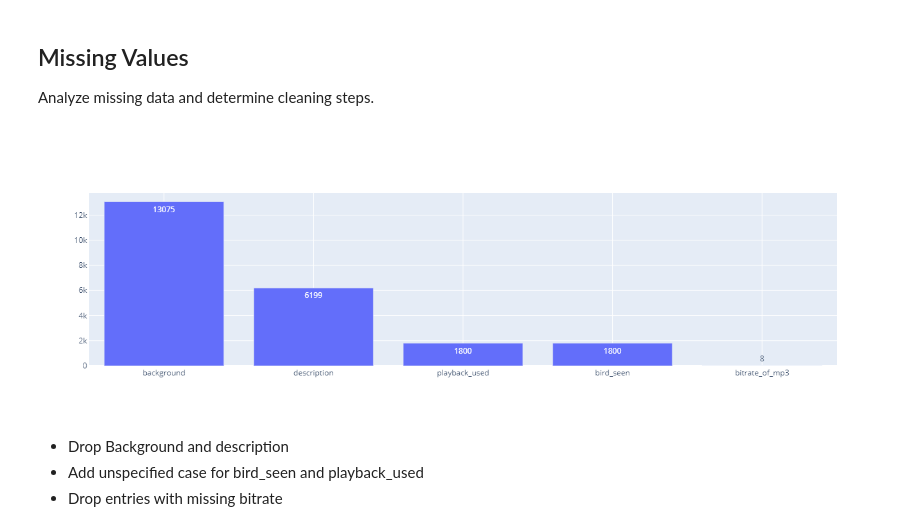
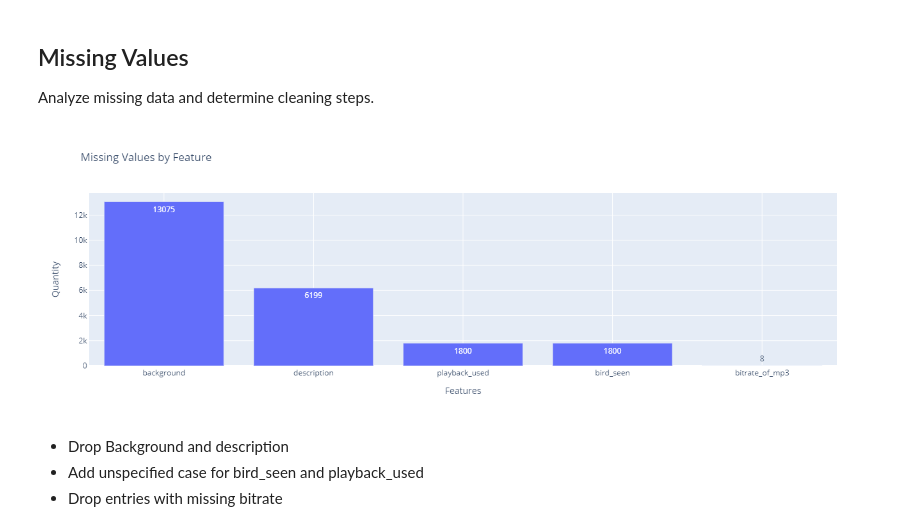
Before and after one commit to CSLukeW/Birdcall-Identification-EDA-FA, a Jupyter notebook: Notebooks/eda.ipynb, the cells around one changed output. Saved outputs shown, nothing was run; the diff lists cells and outputs as text; code cells hidden in the pictures.

```diff
--- a/Notebooks/eda.ipynb
+++ b/Notebooks/eda.ipynb
@@ -55,10 +55,9 @@ Analyze missing data and determine cleaning steps.
 # %%
 missing = train.isna().sum().sort_values(ascending=False)
 missing = missing[missing != 0]
-fig = go.Figure(data=[go.Bar(y=missing, x=missing.index, text=missing, textposition='auto')])
-fig.show()
+xp.bar(x=missing.index, y=missing, text=missing, title='Missing Values by Feature', labels={'x':'Features', 'y':'Quantity'})
 # %% [output]
-[figure, old version]
+[figure, new version]
 # %% [markdown]
 - Drop Background and description
 - Add unspecified case for bird_seen and playback_used
```
Also changed, not shown: parts of 3 cells of this notebook.
